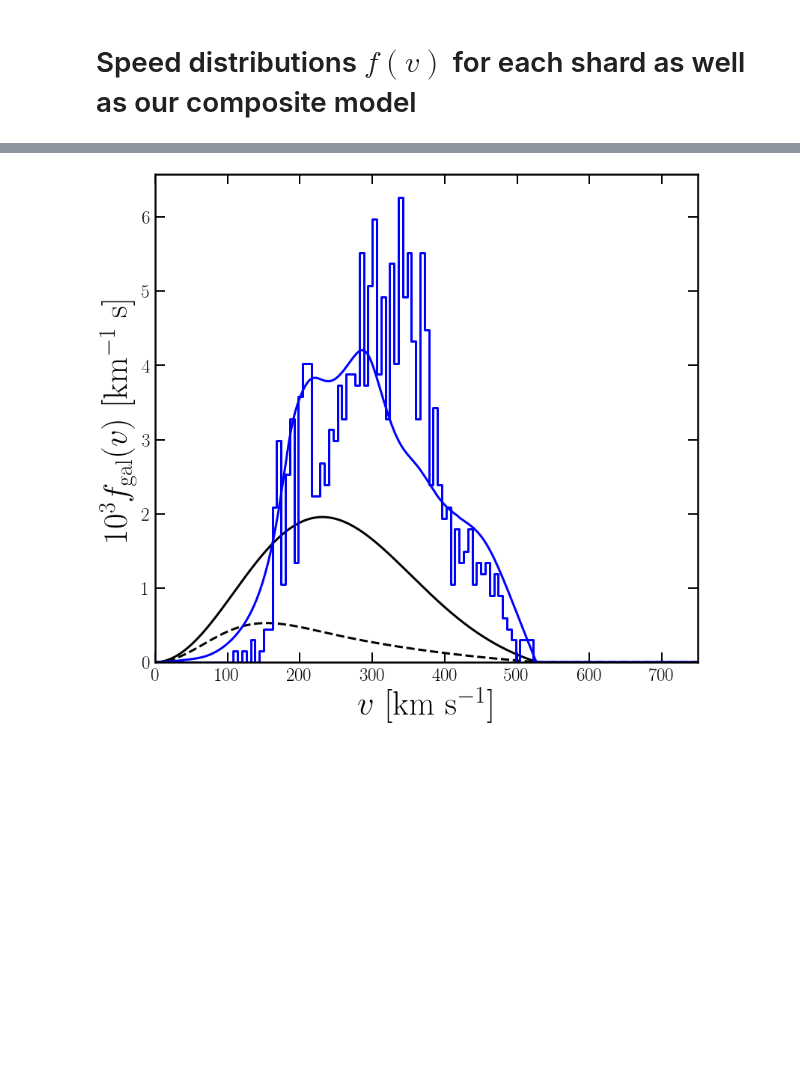
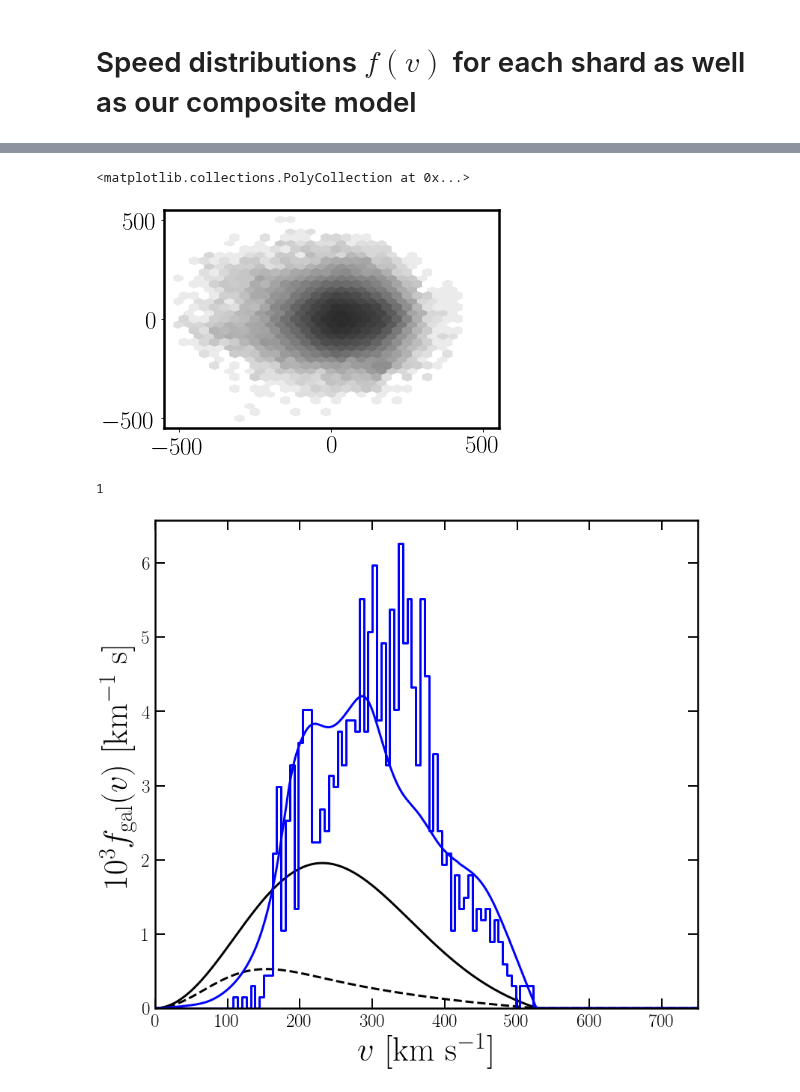
Before and after one commit to cajohare/DarkShards, a Jupyter notebook: code/Plot_SpeedDistributions.ipynb, the cells around one changed output, grey strips where cells are left out. Cells and saved outputs as stored; diff of their text form; code cells hidden in the pictures; blank space fills up the shorter version.

```diff
--- a/code/Plot_SpeedDistributions.ipynb
+++ b/code/Plot_SpeedDistributions.ipynb
@@ -241,3 +857,20 @@ fig.savefig('../plots/plots_png/'+pltname+'.png',bbox_inches='tight')
+# %%
+vmin = -500
+vmax = 500
+cmap = cm.gray_r
+cmap.set_under('white', 1.0)
+df_full = pandas.read_csv('../data/Gaia-SDSS.csv')
+vx0 = df_full.GalRVel.values
+vy0 = df_full.GalphiVel.values
+vz0 = df_full.GalzVel.values
+plt.hexbin(vy0,vz0,extent=(vmin,vmax,vmin,vmax),gridsize=30,cmap=cmap,vmin=1.0,vmax=6000.0,linewidths=1.0,bins='log',zorder=-10,alpha=1.0)
+# %% [output]
+<matplotlib.collections.PolyCollection at 0x...>
+[figure, added]
+# %%
+size(1)
+# %% [output]
+1
 # %%
 fig,ax = MySquarePlot(xlab,ylab1)
 eta = 0.2
```
Also changed, not shown: parts of 8 cells of this notebook, 49 other files.
